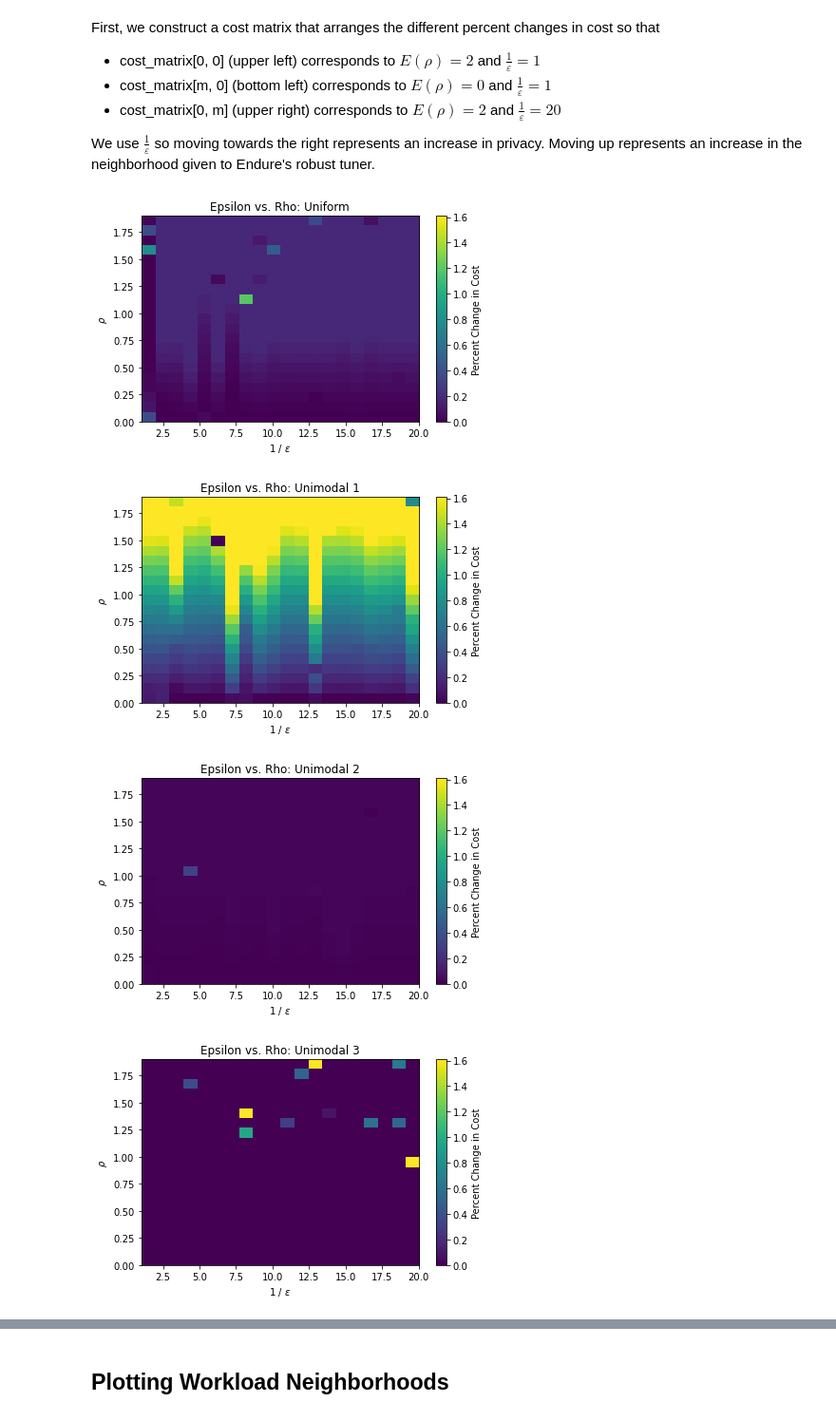
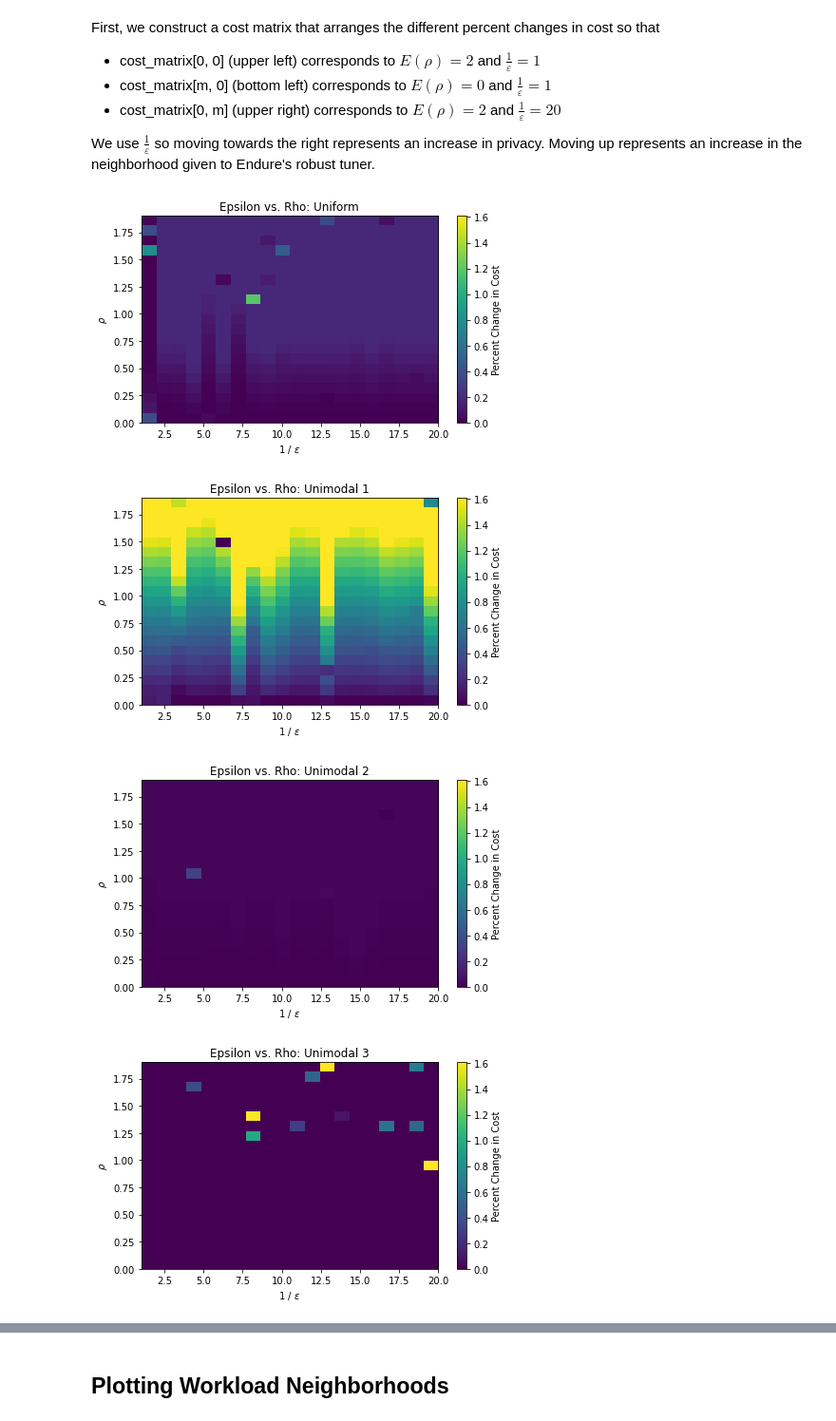
Before and after one commit to Pizzawookiee/private_lsm_tuning, a Jupyter notebook: notebook/stepwise_expected_rho.ipynb, the cells around one changed output, grey strips where cells are left out. Shown: that part at 95% size. Saved outputs shown, nothing was run; the diff lists cells and outputs as text; code cells hidden in the pictures.

```diff
--- a/notebook/stepwise_expected_rho.ipynb
+++ b/notebook/stepwise_expected_rho.ipynb
@@ -56,21 +56,19 @@ def prepare_cost_matrix(filename):
 
     return cost_matrix, epsilon_invert, rho_values
 # %%
-def plot_heatmap(cost_matrix, epsilon_invert, rho_values, name='', cost_mins=None, cost_maxs=None):
-    fig, ax = plt.subplots()
+def plot_heatmap(cost_matrix, epsilon_invert, rho_values,
+                 fig, ax, name='', cost_mins=None, cost_maxs=None):
     im = ax.imshow(cost_matrix,
                    extent=[min(epsilon_invert), round(max(epsilon_invert), 1), min(rho_values), max(rho_values)],
                    vmin=np.min(cost_mins),
                    vmax=np.median(cost_maxs) # to avoid outliers
                   )
-    cbar = fig.colorbar(im)
-    ax.set_aspect('auto')
+    cbar = fig.colorbar(im, ax=ax)
     cbar.set_label('Percent Change in Cost')
     ax.set_title(rf'Epsilon vs. Rho: {name}')
     ax.set_xlabel(r"1 / $\varepsilon$")
     ax.set_ylabel(r"$\rho$")
-    fig.tight_layout()
-    plt.show()
+    ax.set_aspect('auto')
 # %%
 cost_matrix_all = []
 cost_maxs = []
@@ -85,13 +83,15 @@ for file in files:
     cost_matrix_all += [cost_matrix]
 # %%
 for i in range(len(filenames)):
+    fig, ax = plt.subplots(figsize=(7, 4))
     cost_matrix = cost_matrix_all[i]
     name = filenames[i].split('.')[0]
     name = name.replace('_', ' ')
     name = name.capitalize()
-    plot_heatmap(cost_matrix, epsilon_invert, rho_values, name=name, cost_mins=cost_mins, cost_maxs=cost_maxs)
+    plot_heatmap(cost_matrix, epsilon_invert, rho_values,
+                 fig, ax, name=name, cost_mins=cost_mins, cost_maxs=cost_maxs)
 # %% [output]
-[figure, old version]
+[figure, new version]
-[figure, old version]
+[figure, new version]
-[figure, old version]
+[figure, new version]
-[figure, old version]
+[figure, new version]
```
Also changed, not shown: parts of 5 cells of this notebook.
